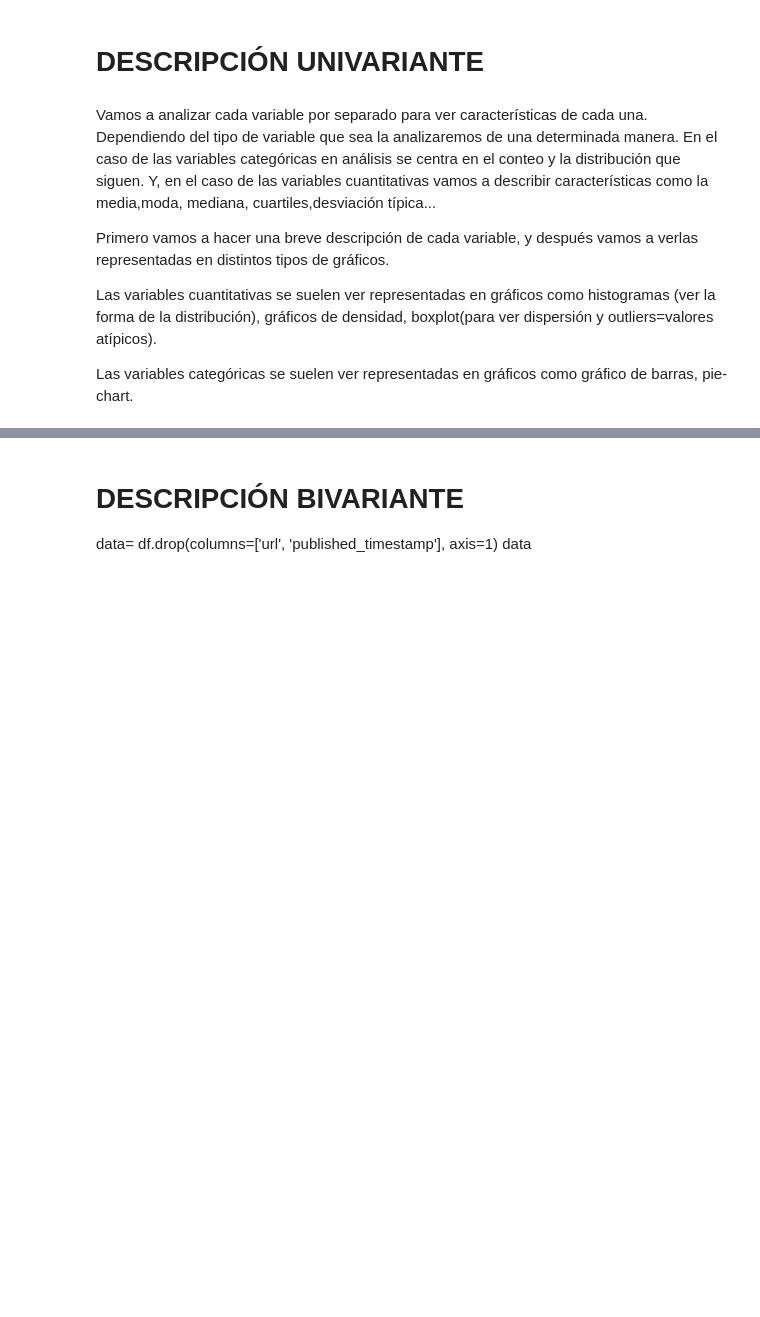
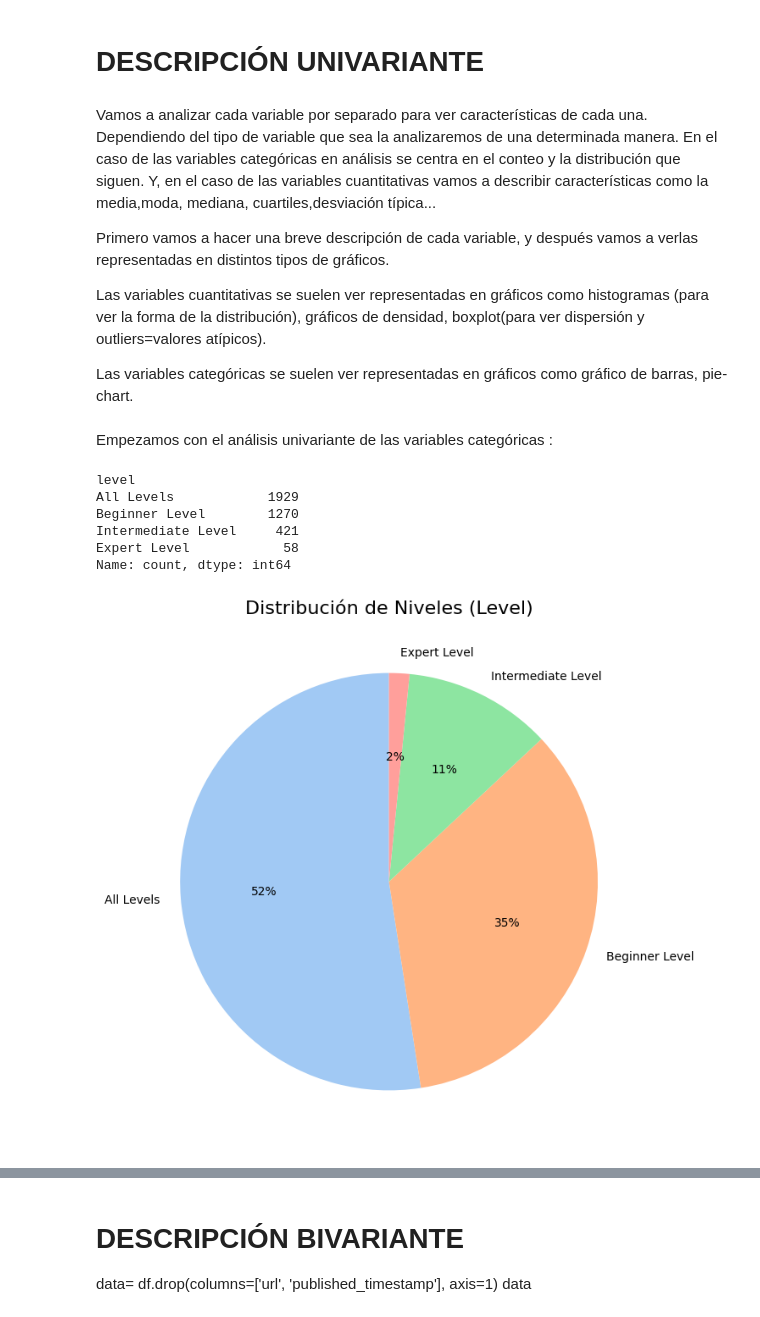
Before and after one commit to Gonzalo22112001/InformeEstadistica, a Jupyter notebook: informe_reparado.ipynb, the cells around one changed output, grey strips where cells are left out. Drawn from its saved outputs; the diff is of its cells as text; code cells hidden in the pictures; blank space fills up the shorter version.

```diff
--- a/informe_reparado.ipynb
+++ b/informe_reparado.ipynb
@@ -118,6 +131,44 @@ Y, en el caso de las variables cuantitativas vamos a describir características
 
 Primero vamos a hacer una breve descripción de cada variable, y después vamos a verlas representadas en distintos tipos de gráficos.
 
-Las variables cuantitativas se suelen ver representadas en gráficos como  histogramas (ver la forma de la distribución), gráficos de densidad, boxplot(para ver dispersión y outliers=valores atípicos).
+Las variables cuantitativas se suelen ver representadas en gráficos como  histogramas (para ver la forma de la distribución), gráficos de densidad, boxplot(para ver dispersión y outliers=valores atípicos).
 
 Las variables categóricas se suelen ver representadas en gráficos como gráfico de barras, pie-chart.
+# %% [markdown]
+ Empezamos con el análisis univariante de las variables categóricas :
+# %%
+data['level'].value_counts()
+# %% [output]
+level
+All Levels            1929
+Beginner Level        1270
+Intermediate Level     421
+Expert Level            58
+Name: count, dtype: int64
+# %%
+import matplotlib.pyplot as plt
+import seaborn as sns
+
+# Calcular las frecuencias de cada categoría en 'level'
+frecuencias = data['level'].value_counts()
+
+# Definir etiquetas y colores
+labels = frecuencias.index  # Etiquetas basadas en las categorías únicas
+sizes = frecuencias.values  # Frecuencias de las categorías
+colors = sns.color_palette('pastel')[0:len(labels)]  # Colores para cada porción
+
+# Crear el gráfico de pastel
+plt.figure(figsize=(8, 8))
+plt.pie(
+    sizes,  # Valores para el gráfico (frecuencias)
+    labels=labels,  # Etiquetas de las categorías
+    colors=colors,  # Colores definidos
+    autopct='%.0f%%',  # Mostrar porcentajes con 0 decimales
+    startangle=90  # Girar el inicio del gráfico para mejor visualización
+)
+
+# Título del gráfico
+plt.title('Distribución de Niveles (Level)', fontsize=16)
+plt.show()
+# %% [output]
+[figure, added]
```
Also changed, not shown: parts of 19 cells of this notebook, 38 other files.
